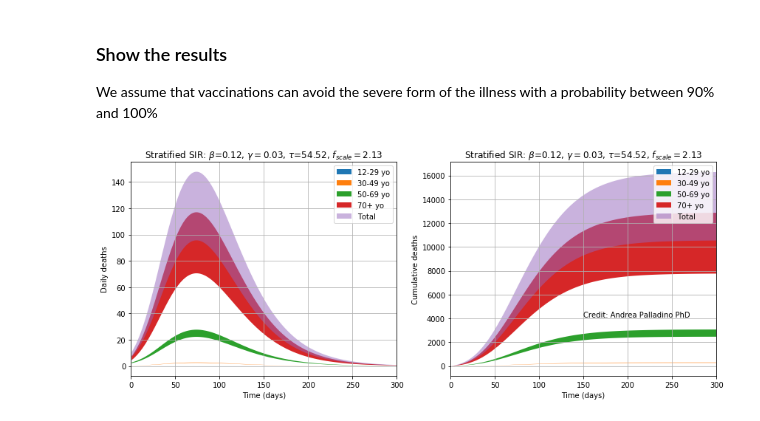
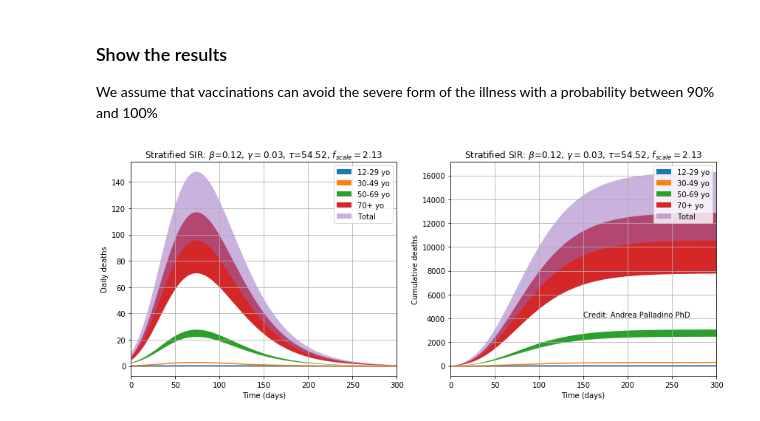
Before and after one commit to apalladi/stratified_SIRD, a Jupyter notebook: stratified_SIR-predictions.ipynb, the cells around one changed output. Saved outputs shown, nothing was run; the diff lists cells and outputs as text; code cells hidden in the pictures.

Commit message:
updated plot with predictions

```diff
--- a/stratified_SIR-predictions.ipynb
+++ b/stratified_SIR-predictions.ipynb
@@ -28,7 +28,7 @@ abitanti = np.array([4627514 + 6013709,
 abitanti_distro = abitanti/np.sum(abitanti)
 # %%
 # Covid related deaths data
-decessi_totali = np.array([0, 1016, 15747, 101530])
+decessi_totali = np.array([73, 1229, 15747, 101530])
 decessi_distro = decessi_totali/np.sum(decessi_totali)
 
 # fatality rates
@@ -103,28 +103,32 @@ We assume that vaccinations can avoid the severe form of the illness with a prob
 # %%
 plt.figure(figsize=(12, 5))
 plt.subplot(1, 2, 1)
 for i in range(4):
     plt.fill_between(time_grid[1:], np.diff(deaths_pred_high[i]), np.diff(deaths_pred_low[i]), label=fasce_età[i])
 plt.fill_between(time_grid[1:], np.diff(np.sum(deaths_pred_high, axis=0)), np.diff(np.sum(deaths_pred_low, axis=0)), label='Total', alpha=0.5)
+for i in range(2):
+    plt.plot(np.diff(deaths_pred_high[i]))
 plt.xlim(0, 300)
 plt.xlabel('Time (days)')
 plt.ylabel('Daily deaths')
 plt.title('Stratified SIR: $\\beta$='+str(beta0)+', $\gamma=$'+str(gamma)+', $\\tau$='+str(tau)+', $f_{scale}=$'+str(f_scale))
 plt.legend()
 plt.grid()
 plt.subplot(1, 2, 2)
 for i in range(4):
     plt.fill_between(time_grid, deaths_pred_high[i], deaths_pred_low[i], label=fasce_età[i])
 plt.fill_between(time_grid, np.sum(deaths_pred_high, axis=0), np.sum(deaths_pred_low, axis=0), label='Total', alpha=0.5)
+for i in range(2):
+    plt.plot(deaths_pred_high[i])
 plt.xlim(0, 300)
 plt.legend()
 plt.grid()
 plt.xlabel('Time (days)')
 plt.title('Stratified SIR: $\\beta$='+str(beta0)+', $\gamma=$'+str(gamma)+', $\\tau$='+str(tau)+', $f_{scale}=$'+str(f_scale))
 plt.ylabel('Cumulative deaths')
 plt.text(150, 4100, 'Credit: Andrea Palladino PhD')
 plt.tight_layout()
 plt.savefig('results/predictions_winter2122.png', dpi=300)
 plt.show()
 # %% [output]
-[figure, old version]
+[figure, new version]
```
Also changed, not shown: 1 other file.
